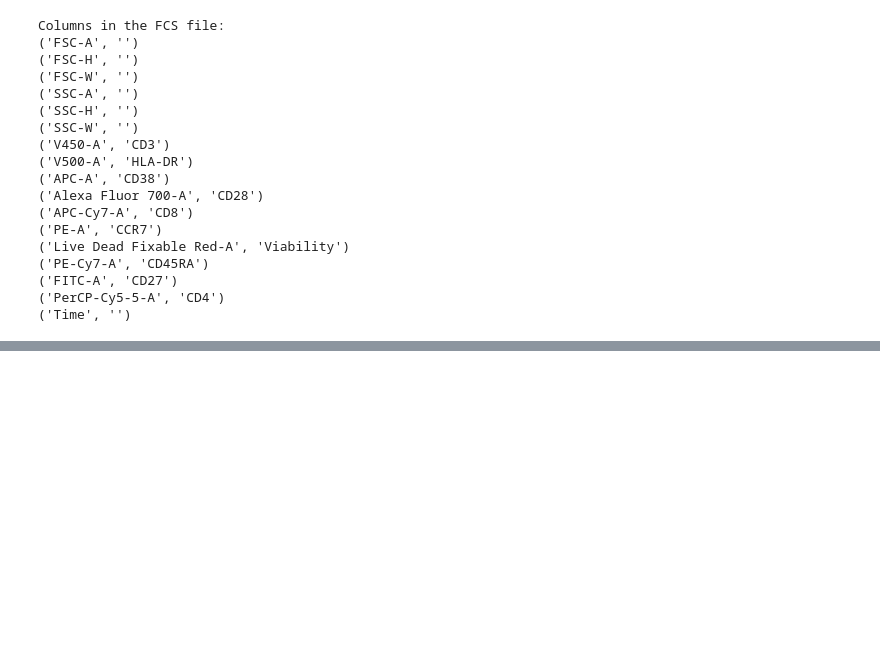
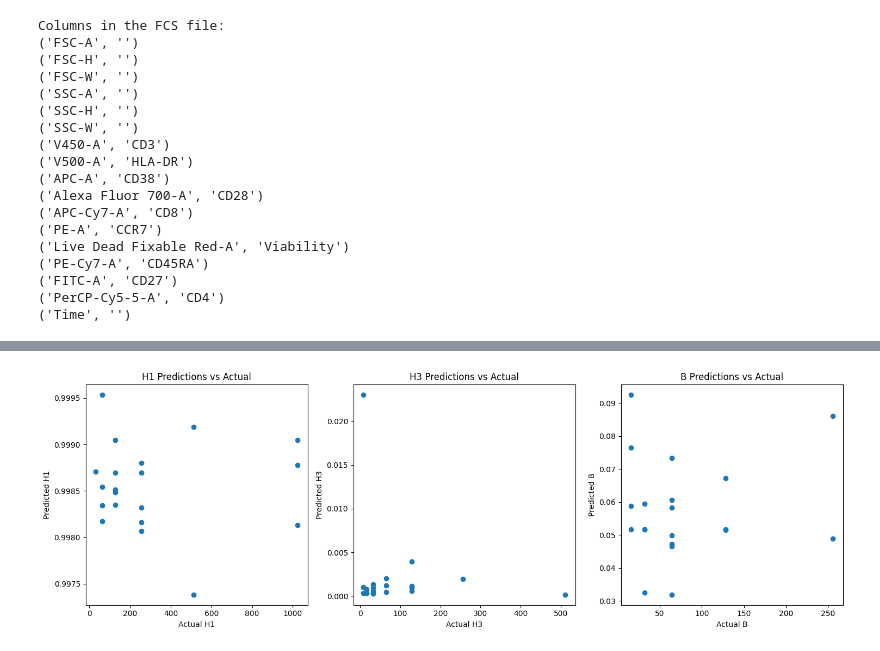
Before and after one commit to gregoryweber/cogs-181-final-project, a Jupyter notebook: random_testing.ipynb, the cells around one changed output, grey strips where cells are left out. Cells and saved outputs as stored; diff of their text form; code cells hidden in the pictures; blank space fills up the shorter version.

```diff
--- a/random_testing.ipynb
+++ b/random_testing.ipynb
@@ -497,0 +483,76 @@ Epoch 5/5 - Loss: 0.6939
+# %%
+# Initialize three separate models for H1, H3, and B predictions
+device = torch.device('cuda' if torch.cuda.is_available() else 'cpu')
+print(f"Using device: {device}")
+selected_features = [
+    ('PerCP-Cy5-5-A', 'CD4'),   # CD4
+    ('PE-A', 'CCR7'),           # CCR7
+    ('V450-A', 'CD3'),          # CD3
+    ('PE-Cy7-A', 'CD45RA'),     # CD45RA
+    ('V500-A', 'HLA-DR'),       # HLA-DR
+    ('FSC-A', ''),              # FSC-A
+    ('SSC-A', '')               # SSC-A
+]
+input_dim = len(selected_features)  # Using the same features as before
+models = {
+  'H1': InducedTransformer(input_dim=input_dim, k=16, d_model=32, n_heads=4, n_blocks=3).to(device),
+  'H3': InducedTransformer(input_dim=input_dim, k=16, d_model=32, n_heads=4, n_blocks=3).to(device),
+  'B': InducedTransformer(input_dim=input_dim, k=16, d_model=32, n_heads=4, n_blocks=3).to(device)
+}
+
+predictions = {
+  'Subject': [],
+  'H1_pred': [],
+  'H3_pred': [],
+  'B_pred': [],
+  'H1_actual': [],
+  'H3_actual': [],
+  'B_actual': []
+}
+
+with torch.no_grad():
+  for index, row in data.iterrows():
+    print(f"Processing subject {index + 1}/{len(data)}")
+
+    # Get the FCS data
+    sample_df = extractFCSDF(row['FCS Raw'], source="Raw")
+    features = sample_df[[col[0] for col in selected_features]].values
+
+    # Convert to tensor and add batch dimension
+    features_tensor = torch.FloatTensor(features).unsqueeze(0).to(device)
+
+    # Get predictions from each model
+    subject_predictions = {}
+    for target in ['H1', 'H3', 'B']:
+      outputs = models[target](features_tensor)
+      # Average the cell-level predictions to get a subject-level prediction
+      pred = torch.sigmoid(outputs).mean().item()
+      subject_predictions[f'{target}_pred'] = pred
+
+    # Store predictions and actual values
+    predictions['Subject'].append(row['Subject Accession'])
+    predictions['H1_pred'].append(subject_predictions['H1_pred'])
+    predictions['H3_pred'].append(subject_predictions['H3_pred'])
+    predictions['B_pred'].append(subject_predictions['B_pred'])
+    predictions['H1_actual'].append(row['H1'])
+    predictions['H3_actual'].append(row['H3'])
+    predictions['B_actual'].append(row['B'])
+
+# Convert to DataFrame and display results
+results_df = pd.DataFrame(predictions)
+print("\nPrediction Results:")
+print(results_df)
+
+# Plot predictions vs actual values for each target
+fig, axes = plt.subplots(1, 3, figsize=(15, 5))
+targets = ['H1', 'H3', 'B']
+
+for i, target in enumerate(targets):
+  axes[i].scatter(results_df[f'{target}_actual'], results_df[f'{target}_pred'])
+  axes[i].set_xlabel(f'Actual {target}')
+  axes[i].set_ylabel(f'Predicted {target}')
+  axes[i].set_title(f'{target} Predictions vs Actual')
+
+plt.tight_layout()
+plt.show()
+# %% [output]
@@ -497,0 +576 @@ Epoch 5/5 - Loss: 0.6939
+[figure, added]
```
Also changed, not shown: parts of 3 cells of this notebook.
